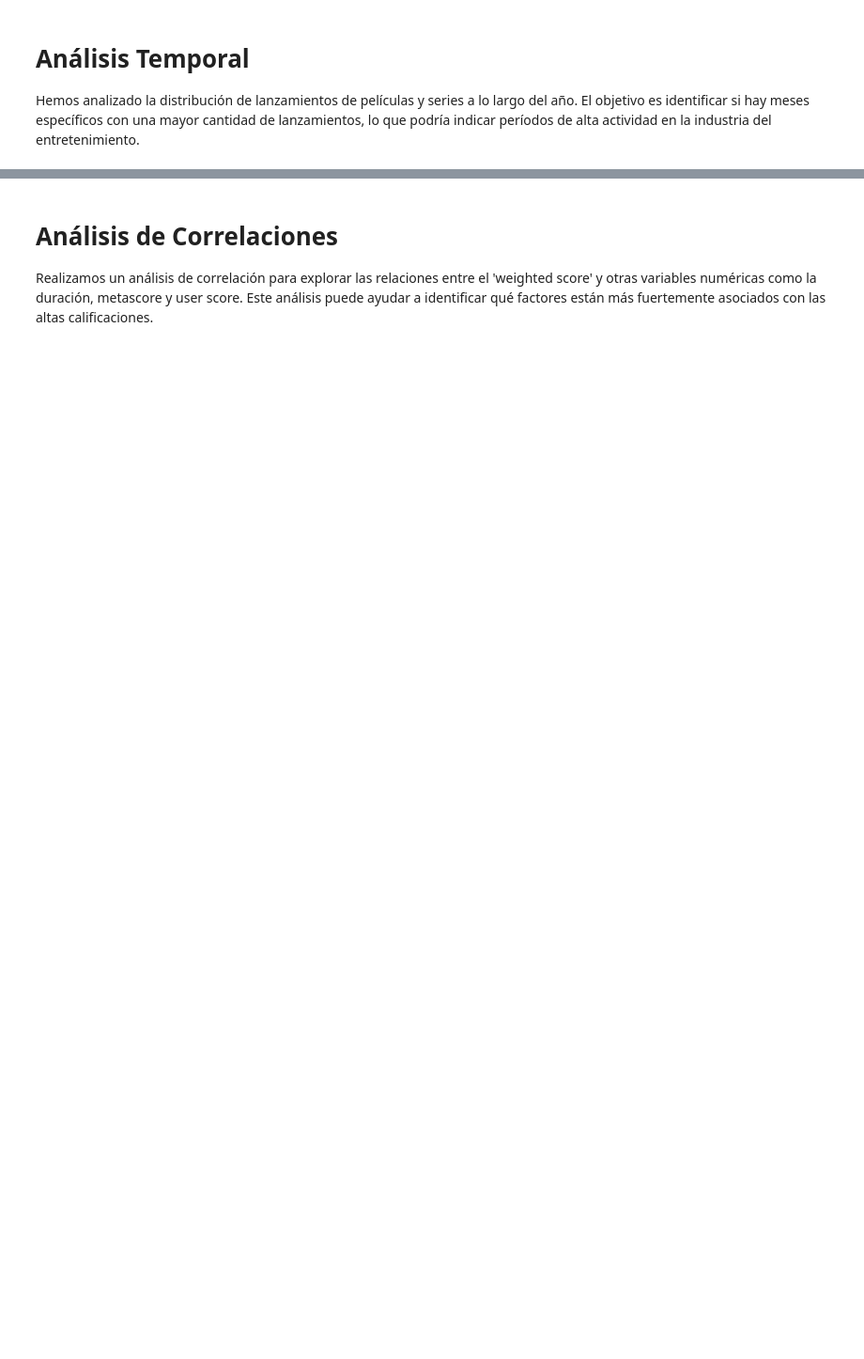
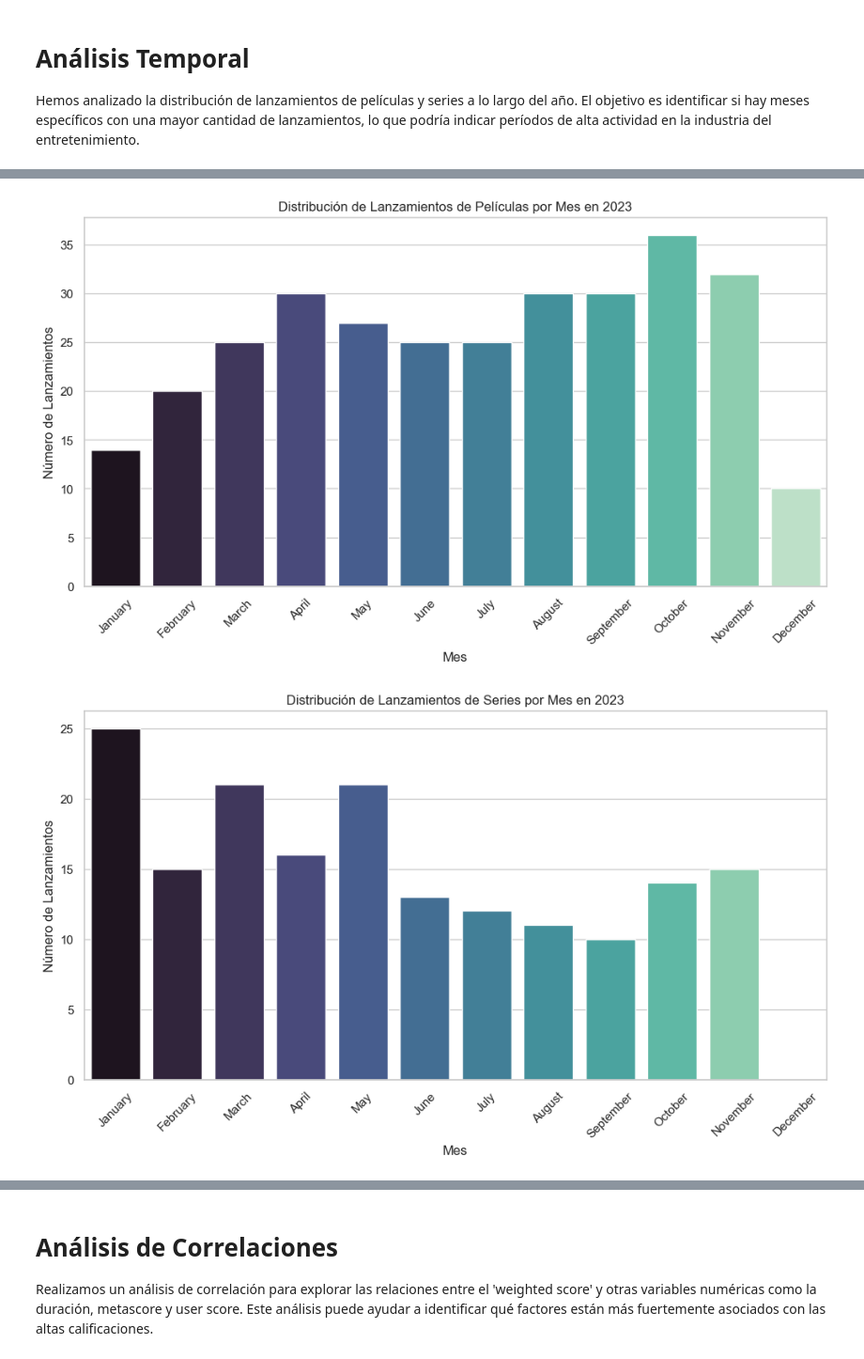
Before and after one commit to pizarroiker/TFG-Web-Scraping-Sentiment-Analysis, a Jupyter notebook: DataAnalysis.ipynb, the cells around one changed output, grey strips where cells are left out. Shown: that part at 94% size. Saved outputs shown, nothing was run; the diff lists cells and outputs as text; code cells hidden in the pictures; blank space fills up the shorter version.

```diff
--- a/DataAnalysis.ipynb
+++ b/DataAnalysis.ipynb
@@ -310,0 +205,53 @@ Passing `palette` without assigning `hue` is deprecated and will be removed in v
+# %%
+import matplotlib.dates as mdates
+
+# Función para agregar y contar lanzamientos por mes
+def add_month_and_count(df):
+    df['month'] = df['release_date'].dt.month_name()
+    return df['month'].value_counts().reindex([
+        'January', 'February', 'March', 'April', 'May', 'June',
+        'July', 'August', 'September', 'October', 'November', 'December'])
+
+# Función para crear gráficos de conteo mensual
+def plot_monthly_releases(release_counts, title):
+    plt.figure(figsize=(12, 6))
+    sns.barplot(x=release_counts.index, y=release_counts.values, palette="mako", hue=release_counts.index, legend=False)
+    plt.xticks(rotation=45)
+    plt.xlabel('Mes')
+    plt.ylabel('Número de Lanzamientos')
+    plt.title(title)
+    plt.show()
+
+# Función para crear gráficos de líneas para puntuaciones promedio
+def plot_average_scores(data, title):
+    plt.figure(figsize=(20, 6))
+    plt.plot(data.index, data['weighted_score'], marker='', color='dodgerblue', linewidth=2)
+    plt.gca().xaxis.set_major_locator(mdates.MonthLocator())
+    plt.gca().xaxis.set_major_formatter(mdates.DateFormatter('%b'))
+    plt.xticks(rotation=45)
+    plt.xlabel('Fecha')
+    plt.ylabel('Puntuación Media Ponderada')
+    plt.title(title)
+    plt.grid(True)
+    plt.show()
+
+# Procesamiento y visualización
+movie_monthly_releases = add_month_and_count(movies)
+tvshows_monthly_releases = add_month_and_count(tvshows)
+
+plot_monthly_releases(movie_monthly_releases, f'Distribución de Lanzamientos de Películas por Mes en {year}')
+plot_monthly_releases(tvshows_monthly_releases, f'Distribución de Lanzamientos de Series por Mes en {year}')
+
+# Crear un nuevo DataFrame para análisis temporal detallado
+temporal_data_movies = movies[['release_date', 'weighted_score']].copy()
+temporal_data_tvshows = tvshows[['release_date', 'weighted_score']].copy()
+
+# Crear un DataFrame para el análisis temporal
+daily_data_movies = temporal_data_movies.groupby(temporal_data_movies['release_date']).mean()
+daily_data_tvshows = temporal_data_tvshows.groupby(temporal_data_tvshows['release_date']).mean()
+
+plot_average_scores(daily_data_movies, f'Puntuación Media Ponderada de Películas en {year}')
+plot_average_scores(daily_data_tvshows, f'Puntuación Media Ponderada de Series en {year}')
+# %% [output]
+[figure, added]
+[figure, added]
```
Also changed, not shown: parts of 12 cells of this notebook.
